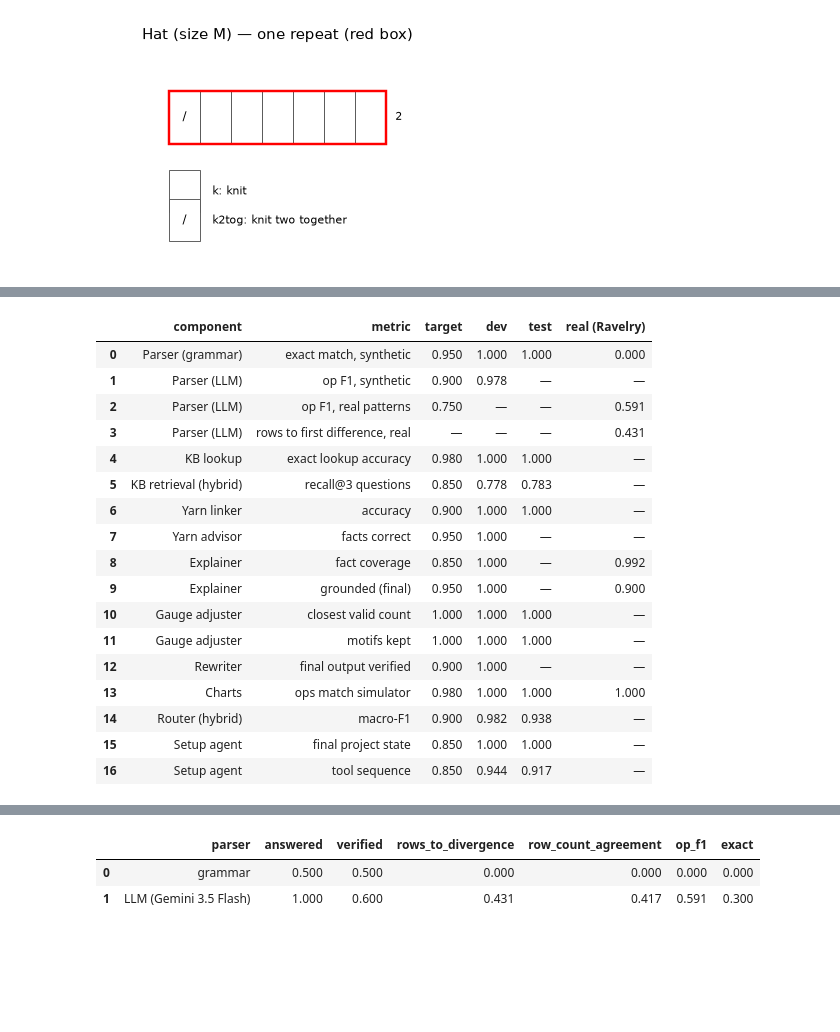
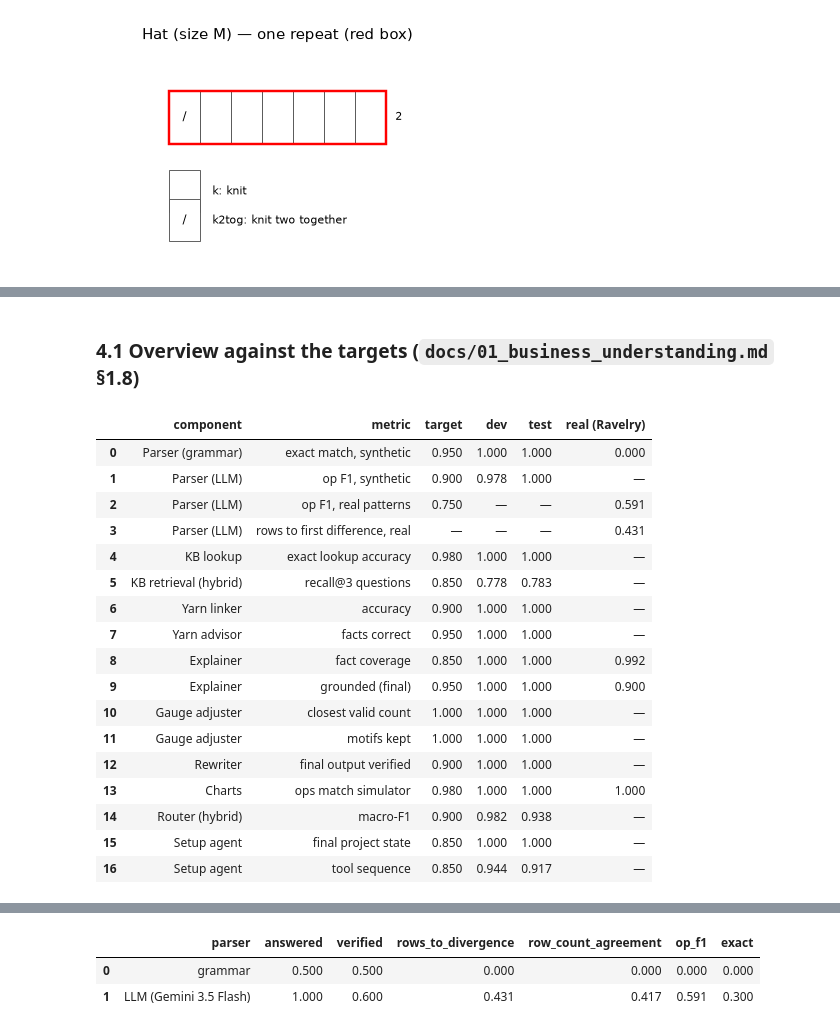
Before and after one commit to anna-kryvulia/knitting_copilot_nlp_hw, a Jupyter notebook: notebooks/report.ipynb, the cells around one changed output, grey strips where cells are left out. Saved outputs shown, nothing was run; the diff lists cells and outputs as text; code cells hidden in the pictures; blank space fills up the shorter version.

```diff
--- a/notebooks/report.ipynb
+++ b/notebooks/report.ipynb
@@ -268,49 +298,51 @@ tool sequence and arguments.
+# %% [markdown]
+### 4.1 Overview against the targets (`docs/01_business_understanding.md` §1.8)
 # %%
 def g(name, *keys):
     try:
         o, _ = R(name)
         for k in keys:
             o = o[k]
         return o
     except (FileNotFoundError, KeyError, TypeError):
         return None
 
 rows = [
  ("Parser (grammar)", "exact match, synthetic", 0.95, g("parser_grammar_dev","exact_match"), g("parser_grammar_test","exact_match"), g("parser_grammar_ravelry","exact")),
- ("Parser (LLM)", "op F1, synthetic", 0.90, g("parser_llm_dev","op_f1"), None, None),
+ ("Parser (LLM)", "op F1, synthetic", 0.90, g("parser_llm_dev","op_f1"), g("parser_llm_test","op_f1"), None),
  ("Parser (LLM)", "op F1, real patterns", 0.75, None, None, g("parser_llm_ravelry","op_f1")),
  ("Parser (LLM)", "rows to first difference, real", None, None, None, g("parser_llm_ravelry","rows_to_divergence")),
  ("KB lookup", "exact lookup accuracy", 0.98, g("kb_lookup_dev","exact","accuracy"), g("kb_lookup_test","exact","accuracy"), None),
  ("KB retrieval (hybrid)", "recall@3 questions", 0.85, g("kb_lookup_dev","questions","hybrid","recall@3"), g("kb_lookup_test","questions","hybrid","recall@3"), None),
  ("Yarn linker", "accuracy", 0.90, g("yarn_linker_dev","accuracy"), g("yarn_linker_test","accuracy"), None),
- ("Yarn advisor", "facts correct", 0.95, g("yarn_advisor_dev","facts_correct"), None, None),
- ("Explainer", "fact coverage", 0.85, g("explainer_dev","fact_coverage"), None, g("explainer_ravelry","fact_coverage")),
- ("Explainer", "grounded (final)", 0.95, g("explainer_dev","grounded_final"), None, g("explainer_ravelry","grounded_final")),
+ ("Yarn advisor", "facts correct", 0.95, g("yarn_advisor_dev","facts_correct"), g("yarn_advisor_test","facts_correct"), None),
+ ("Explainer", "fact coverage", 0.85, g("explainer_dev","fact_coverage"), g("explainer_test","fact_coverage"), g("explainer_ravelry","fact_coverage")),
+ ("Explainer", "grounded (final)", 0.95, g("explainer_dev","grounded_final"), g("explainer_test","grounded_final"), g("explainer_ravelry","grounded_final")),
  ("Gauge adjuster", "closest valid count", 1.0, g("gauge_dev","closest_valid"), g("gauge_test","closest_valid"), None),
  ("Gauge adjuster", "motifs kept", 1.0, g("gauge_dev","motifs_kept"), g("gauge_test","motifs_kept"), None),
- ("Rewriter", "final output verified", 0.90, g("rewriter_dev","final_verified"), None, None),
+ ("Rewriter", "final output verified", 0.90, g("rewriter_dev","final_verified"), g("rewriter_test","final_verified"), None),
  ("Charts", "ops match simulator", 0.98, g("charts_dev","ops_match"), g("charts_test","ops_match"), g("charts_ravelry","ops_match")),
  ("Router (hybrid)", "macro-F1", 0.90, g("router_hybrid_dev","macro_f1"), g("router_hybrid_test","macro_f1"), None),
  ("Setup agent", "final project state", 0.85, g("setup_agent_dev","state_match"), g("setup_agent_test","state_match"), None),
  ("Setup agent", "tool sequence", 0.85, g("setup_agent_dev","tool_sequence"), g("setup_agent_test","tool_sequence"), None),
 ]
 overview = pd.DataFrame(rows, columns=["component", "metric", "target", "dev", "test", "real (Ravelry)"])
 display(overview.style.format(precision=3, na_rep="—"))
 # %% [output]
 |  | component | metric | target | dev | test | real (Ravelry) |
 | 0 | Parser (grammar) | exact match, synthetic | 0.950 | 1.000 | 1.000 | 0.000 |
-| 1 | Parser (LLM) | op F1, synthetic | 0.900 | 0.978 | — | — |
+| 1 | Parser (LLM) | op F1, synthetic | 0.900 | 0.978 | 1.000 | — |
 | 2 | Parser (LLM) | op F1, real patterns | 0.750 | — | — | 0.591 |
 | 3 | Parser (LLM) | rows to first difference, real | — | — | — | 0.431 |
 | 4 | KB lookup | exact lookup accuracy | 0.980 | 1.000 | 1.000 | — |
 | 5 | KB retrieval (hybrid) | recall@3 questions | 0.850 | 0.778 | 0.783 | — |
 | 6 | Yarn linker | accuracy | 0.900 | 1.000 | 1.000 | — |
-| 7 | Yarn advisor | facts correct | 0.950 | 1.000 | — | — |
-| 8 | Explainer | fact coverage | 0.850 | 1.000 | — | 0.992 |
-| 9 | Explainer | grounded (final) | 0.950 | 1.000 | — | 0.900 |
+| 7 | Yarn advisor | facts correct | 0.950 | 1.000 | 1.000 | — |
+| 8 | Explainer | fact coverage | 0.850 | 1.000 | 1.000 | 0.992 |
+| 9 | Explainer | grounded (final) | 0.950 | 1.000 | 1.000 | 0.900 |
 | 10 | Gauge adjuster | closest valid count | 1.000 | 1.000 | 1.000 | — |
 | 11 | Gauge adjuster | motifs kept | 1.000 | 1.000 | 1.000 | — |
-| 12 | Rewriter | final output verified | 0.900 | 1.000 | — | — |
+| 12 | Rewriter | final output verified | 0.900 | 1.000 | 1.000 | — |
 | 13 | Charts | ops match simulator | 0.980 | 1.000 | 1.000 | 1.000 |
 | 14 | Router (hybrid) | macro-F1 | 0.900 | 0.982 | 0.938 | — |
 | 15 | Setup agent | final project state | 0.850 | 1.000 | 1.000 | — |
```
Also changed, not shown: parts of 11 cells of this notebook, 16 other files.
